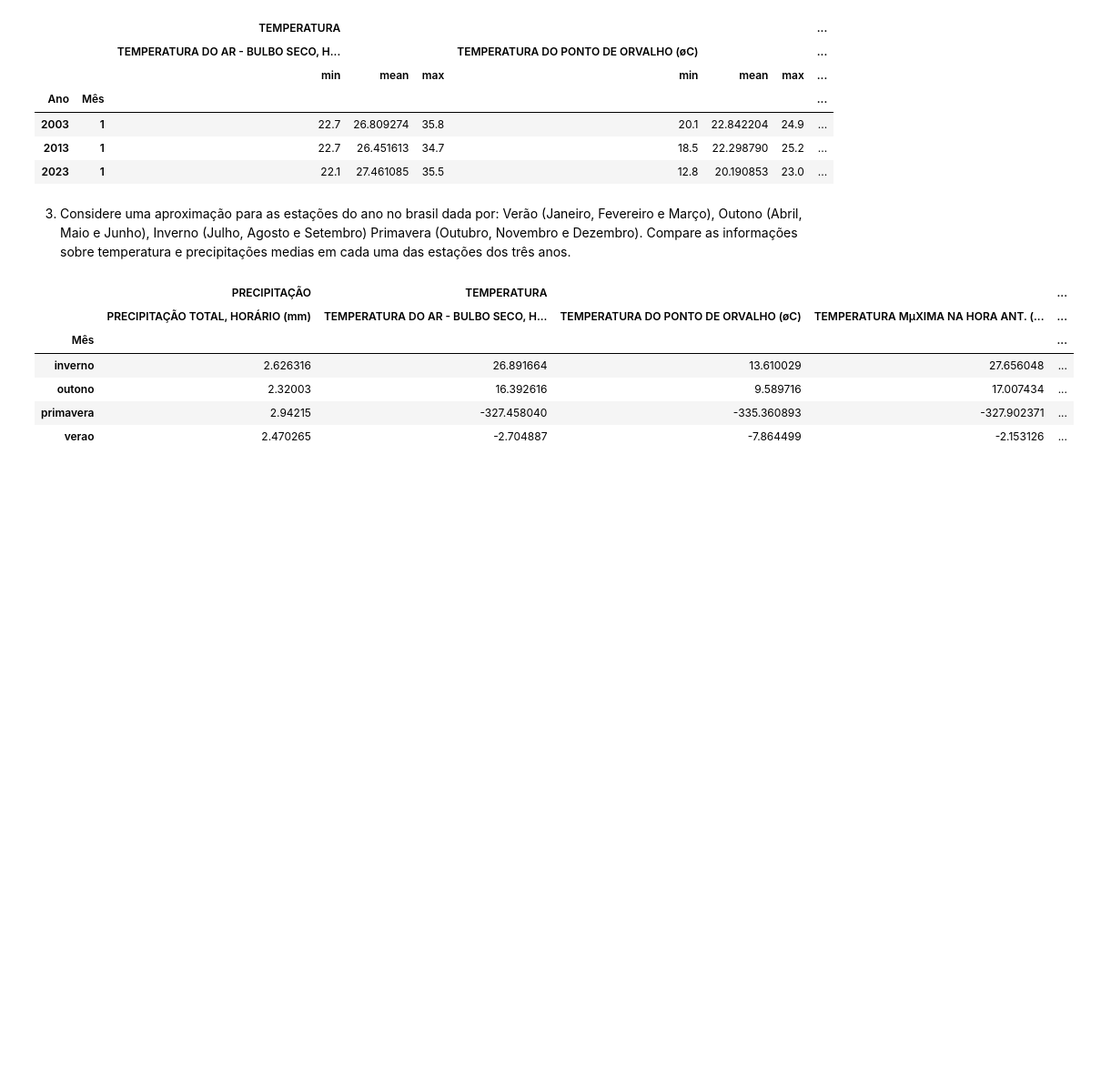
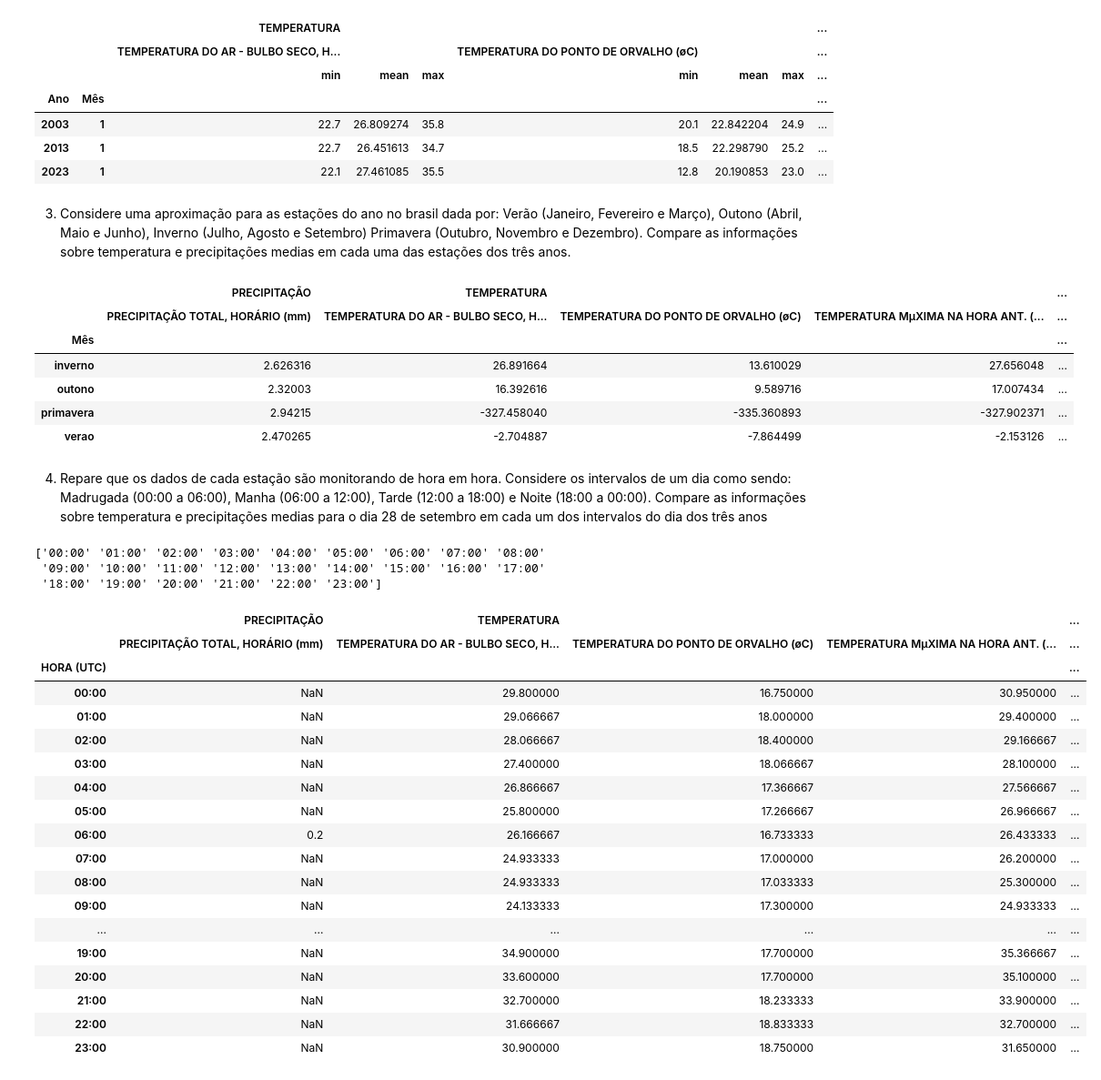
Before and after one commit to TrilhaPython/IP-P007, a Jupyter notebook: IP-P007.ipynb, the cells around one changed output. Shown: that part at 91% size. Cells and saved outputs as stored; diff of their text form; code cells hidden in the pictures; blank space fills up the shorter version.

Commit message:
Criando dicionarios para horas

```diff
--- a/IP-P007.ipynb
+++ b/IP-P007.ipynb
@@ -231,3 +231,49 @@ precip_tempe_concat
 | outono | 2.32003 | 16.392616 | 9.589716 | 17.007434 | ... |
 | primavera | 2.94215 | -327.458040 | -335.360893 | -327.902371 | ... |
 | verao | 2.470265 | -2.704887 | -7.864499 | -2.153126 | ... |
+# %% [markdown]
+4. Repare que os dados de cada estação são monitorando de hora em hora. Considere
+os intervalos de um dia como sendo: Madrugada (00:00 a 06:00), Manha (06:00 a
+12:00), Tarde (12:00 a 18:00) e Noite (18:00 a 00:00). Compare as informações sobre temperatura e precipitações medias para o dia 28 de setembro em cada um dos
+intervalos do dia dos três anos
+# %%
+# vendo valores de hora
+print((df_concat)['HORA (UTC)'].unique())
+# %% [output]
+['00:00' '01:00' '02:00' '03:00' '04:00' '05:00' '06:00' '07:00' '08:00'
+ '09:00' '10:00' '11:00' '12:00' '13:00' '14:00' '15:00' '16:00' '17:00'
+ '18:00' '19:00' '20:00' '21:00' '22:00' '23:00']
+# %%
+horas = {'00:00': 'madrugada', '01:00': 'madrugada', '02:00': 'madrugada', '03:00': 'madrugada', '04:00': 'madrugada', '05:00': 'madrugada',
+           '06:00': 'manha', '07:00': 'manha', '08:00': 'manha', '09:00': 'manha', '10:00': 'manha', '11:00': 'manha', '12:00': 'manha',
+           '13:00': 'tarde', '14:00': 'tarde', '15:00': 'tarde', '16:00': 'tarde', '17:00': 'tarde', '18:00': 'tarde',
+           '19:00': 'noite', '20:00': 'noite', '21:00': 'noite', '22:00': 'noite', '23:00': 'noite'}
+
+df_concat_28set = df_concat.query('Mês == 9 and Dia == 28')
+
+temperatura = df_concat_28set.groupby('HORA (UTC)')['TEMPERATURA'].mean()
+precipitacao_hora = df_concat_28set.groupby('HORA (UTC)')['PRECIPITAÇÃO'].mean()
+
+# concatenando os dataframes
+prec_temp_por_hora = pd.concat([precipitacao_hora, temperatura], axis=1)
+prec_temp_por_hora
+# %% [output]
+|  | PRECIPITAÇÃO | TEMPERATURA |  |  | ... |
+|  | PRECIPITAÇÃO TOTAL, HORÁRIO (mm) | TEMPERATURA DO AR - BULBO SECO, H... | TEMPERATURA DO PONTO DE ORVALHO (øC) | TEMPERATURA MµXIMA NA HORA ANT. (... | ... |
+| HORA (UTC) |  |  |  |  | ... |
+| 00:00 | NaN | 29.800000 | 16.750000 | 30.950000 | ... |
+| 01:00 | NaN | 29.066667 | 18.000000 | 29.400000 | ... |
+| 02:00 | NaN | 28.066667 | 18.400000 | 29.166667 | ... |
+| 03:00 | NaN | 27.400000 | 18.066667 | 28.100000 | ... |
+| 04:00 | NaN | 26.866667 | 17.366667 | 27.566667 | ... |
+| 05:00 | NaN | 25.800000 | 17.266667 | 26.966667 | ... |
+| 06:00 | 0.2 | 26.166667 | 16.733333 | 26.433333 | ... |
+| 07:00 | NaN | 24.933333 | 17.000000 | 26.200000 | ... |
+| 08:00 | NaN | 24.933333 | 17.033333 | 25.300000 | ... |
+| 09:00 | NaN | 24.133333 | 17.300000 | 24.933333 | ... |
+| ... | ... | ... | ... | ... | ... |
+| 19:00 | NaN | 34.900000 | 17.700000 | 35.366667 | ... |
+| 20:00 | NaN | 33.600000 | 17.700000 | 35.100000 | ... |
+| 21:00 | NaN | 32.700000 | 18.233333 | 33.900000 | ... |
+| 22:00 | NaN | 31.666667 | 18.833333 | 32.700000 | ... |
+| 23:00 | NaN | 30.900000 | 18.750000 | 31.650000 | ... |
```
Also changed, not shown: parts of 1 cell of this notebook.
